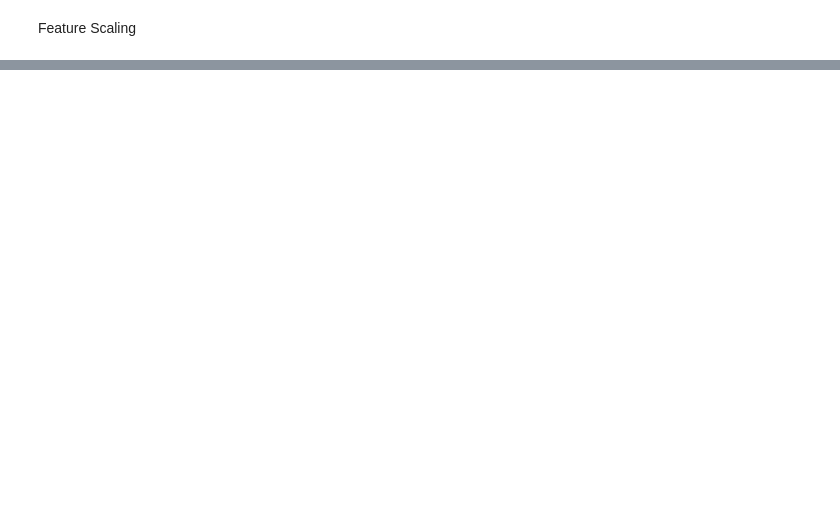
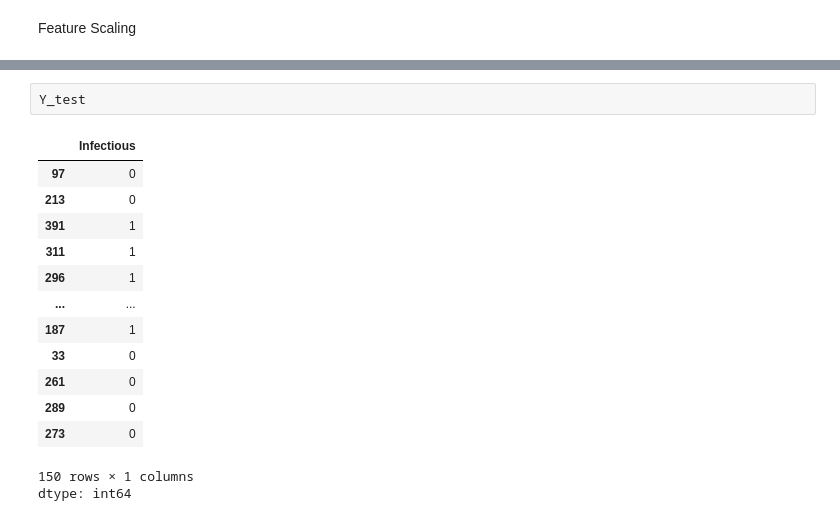
Before and after one commit to Zeeshan-ctr/ZeeshanTheAnalyst, a Jupyter notebook: Medical_waste.ipynb, the cells around one changed output, grey strips where cells are left out. Saved outputs shown, nothing was run; the diff lists cells and outputs as text; blank space fills up the shorter version.

```diff
--- a/Medical_waste.ipynb
+++ b/Medical_waste.ipynb
@@ -73,0 +73,17 @@ Waste_Type_test_encoded
+# %%
+Y_test
+# %% [output]
+|  | Infectious |
+| 97 | 0 |
+| 213 | 0 |
+| 391 | 1 |
+| 311 | 1 |
+| 296 | 1 |
+| ... | ... |
+| 187 | 1 |
+| 33 | 0 |
+| 261 | 0 |
+| 289 | 0 |
+| 273 | 0 |
+150 rows × 1 columns
+dtype: int64
```
Also changed, not shown: parts of 24 cells of this notebook.
